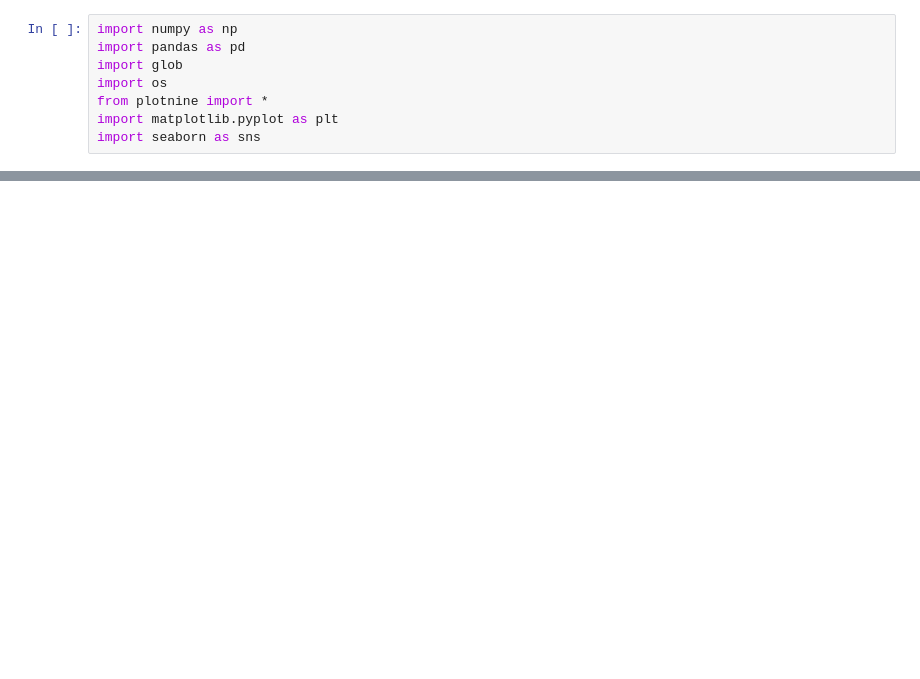
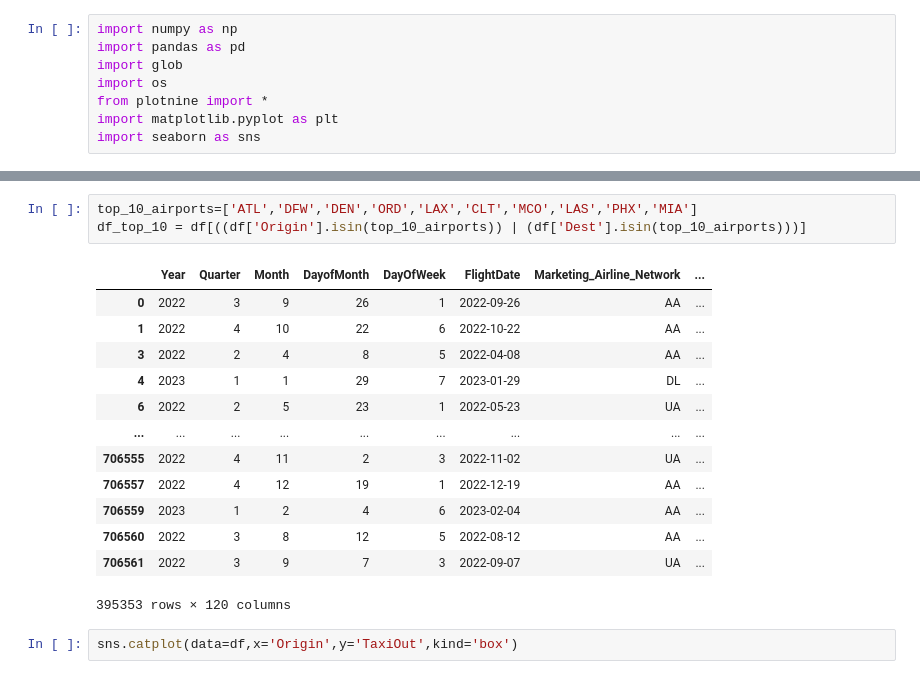
Before and after one commit to irene-zh/Summer-Practicum-25, a Jupyter notebook: 2_Code/irenes_exploratory_data_analysis.ipynb, the cells around one changed output, grey strips where cells are left out. Saved outputs shown, nothing was run; the diff lists cells and outputs as text; blank space fills up the shorter version.

```diff
--- a/2_Code/irenes_exploratory_data_analysis.ipynb
+++ b/2_Code/irenes_exploratory_data_analysis.ipynb
@@ -18,0 +28,19 @@ df = pd.read_csv('D:/Summer Practicum/1_Data/testing.csv')
+# %%
+top_10_airports=['ATL','DFW','DEN','ORD','LAX','CLT','MCO','LAS','PHX','MIA']
+df_top_10 = df[((df['Origin'].isin(top_10_airports)) | (df['Dest'].isin(top_10_airports)))]
+# %% [output]
+|  | Year | Quarter | Month | DayofMonth | DayOfWeek | FlightDate | Marketing_Airline_Network | ... |
+| 0 | 2022 | 3 | 9 | 26 | 1 | 2022-09-26 | AA | ... |
+| 1 | 2022 | 4 | 10 | 22 | 6 | 2022-10-22 | AA | ... |
+| 3 | 2022 | 2 | 4 | 8 | 5 | 2022-04-08 | AA | ... |
+| 4 | 2023 | 1 | 1 | 29 | 7 | 2023-01-29 | DL | ... |
+| 6 | 2022 | 2 | 5 | 23 | 1 | 2022-05-23 | UA | ... |
+| ... | ... | ... | ... | ... | ... | ... | ... | ... |
+| 706555 | 2022 | 4 | 11 | 2 | 3 | 2022-11-02 | UA | ... |
+| 706557 | 2022 | 4 | 12 | 19 | 1 | 2022-12-19 | AA | ... |
+| 706559 | 2023 | 1 | 2 | 4 | 6 | 2023-02-04 | AA | ... |
+| 706560 | 2022 | 3 | 8 | 12 | 5 | 2022-08-12 | AA | ... |
+| 706561 | 2022 | 3 | 9 | 7 | 3 | 2022-09-07 | UA | ... |
+395353 rows × 120 columns
+# %%
+sns.catplot(data=df,x='Origin',y='TaxiOut',kind='box')
```
Also changed, not shown: parts of 10 cells of this notebook, 17 other files.
